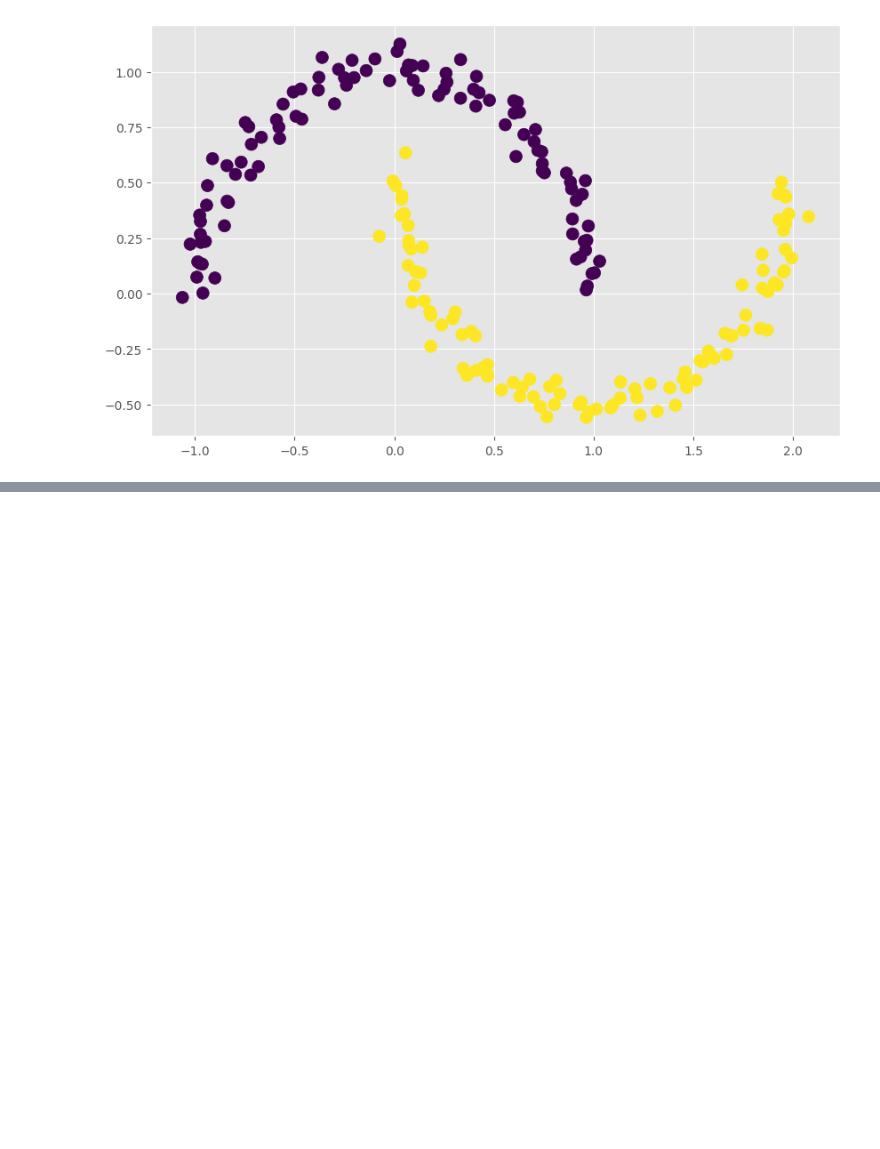
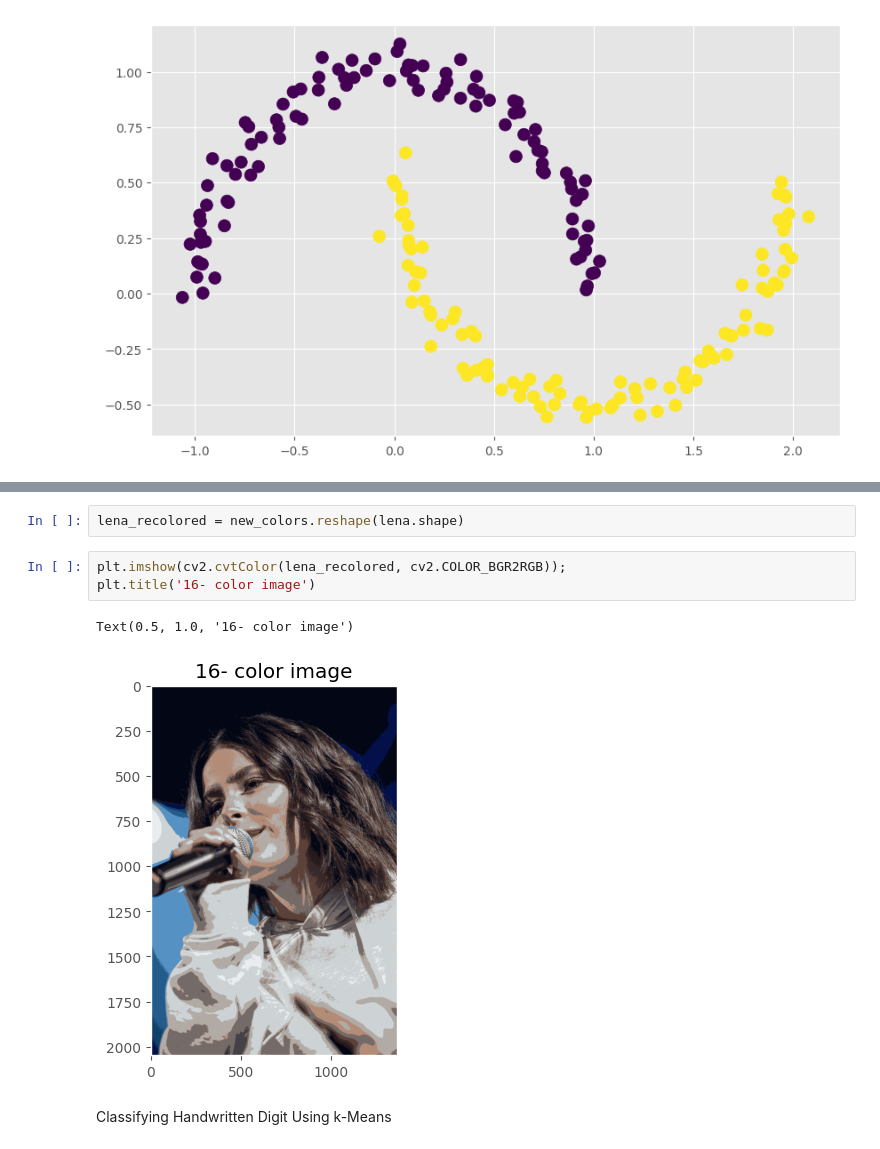
Before and after one commit to ramin77786408/Packt, a Jupyter notebook: Understanding k Means Clustring.ipynb, the cells around one changed output, grey strips where cells are left out. Saved outputs shown, nothing was run; the diff lists cells and outputs as text; blank space fills up the shorter version.

```diff
--- a/Understanding k Means Clustring.ipynb
+++ b/Understanding k Means Clustring.ipynb
@@ -125,0 +202,10 @@ plt.scatter(x[:, 0], x[:,  1],c =labels, s=100);
+# %%
+lena_recolored = new_colors.reshape(lena.shape)
+# %%
+plt.imshow(cv2.cvtColor(lena_recolored, cv2.COLOR_BGR2RGB));
+plt.title('16- color image')
+# %% [output]
+Text(0.5, 1.0, '16- color image')
+[figure, added]
+# %% [markdown]
+Classifying Handwritten Digit Using k-Means
```
Also changed, not shown: parts of 36 cells of this notebook.
